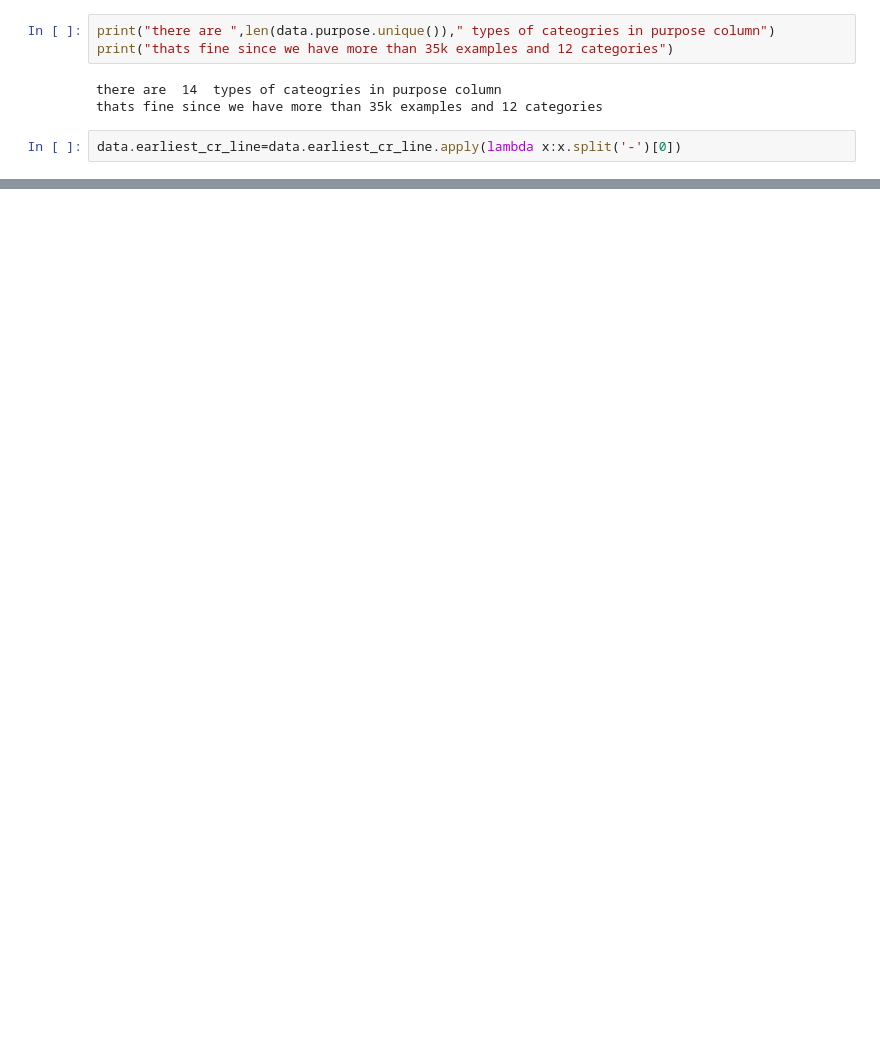
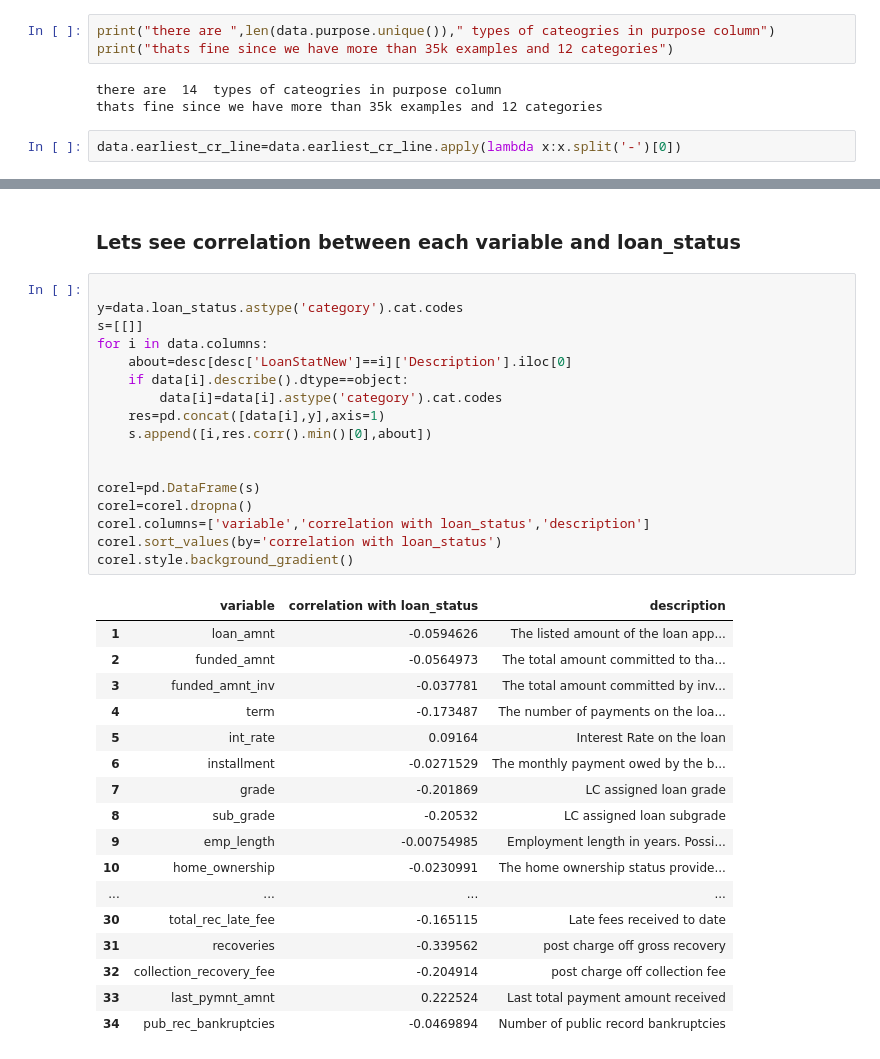
Before and after one commit to jagadeesh-gajula/Lending-club-case-study, a Jupyter notebook: Gajula_jagadeesh.ipynb, the cells around one changed output, grey strips where cells are left out. Saved outputs shown, nothing was run; the diff lists cells and outputs as text; blank space fills up the shorter version.

```diff
--- a/Gajula_jagadeesh.ipynb
+++ b/Gajula_jagadeesh.ipynb
@@ -375,0 +465,37 @@ data
+# %% [markdown]
+### Lets see correlation between each variable and loan_status
+# %%
+
+y=data.loan_status.astype('category').cat.codes
+s=[[]]
+for i in data.columns:
+    about=desc[desc['LoanStatNew']==i]['Description'].iloc[0]
+    if data[i].describe().dtype==object:
+        data[i]=data[i].astype('category').cat.codes
+    res=pd.concat([data[i],y],axis=1)
+    s.append([i,res.corr().min()[0],about])
+
+
+corel=pd.DataFrame(s)
+corel=corel.dropna()
+corel.columns=['variable','correlation with loan_status','description']
+corel.sort_values(by='correlation with loan_status')
+corel.style.background_gradient()
+# %% [output]
+|  | variable | correlation with loan_status | description |
+| 1 | loan_amnt | -0.0594626 | The listed amount of the loan app... |
+| 2 | funded_amnt | -0.0564973 | The total amount committed to tha... |
+| 3 | funded_amnt_inv | -0.037781 | The total amount committed by inv... |
+| 4 | term | -0.173487 | The number of payments on the loa... |
+| 5 | int_rate | 0.09164 | Interest Rate on the loan |
+| 6 | installment | -0.0271529 | The monthly payment owed by the b... |
+| 7 | grade | -0.201869 | LC assigned loan grade |
+| 8 | sub_grade | -0.20532 | LC assigned loan subgrade |
+| 9 | emp_length | -0.00754985 | Employment length in years. Possi... |
+| 10 | home_ownership | -0.0230991 | The home ownership status provide... |
+| ... | ... | ... | ... |
+| 30 | total_rec_late_fee | -0.165115 | Late fees received to date |
+| 31 | recoveries | -0.339562 | post charge off gross recovery |
+| 32 | collection_recovery_fee | -0.204914 | post charge off collection fee |
+| 33 | last_pymnt_amnt | 0.222524 | Last total payment amount received |
+| 34 | pub_rec_bankruptcies | -0.0469894 | Number of public record bankruptcies |
```
Also changed, not shown: parts of 19 cells of this notebook, 3 other files.
